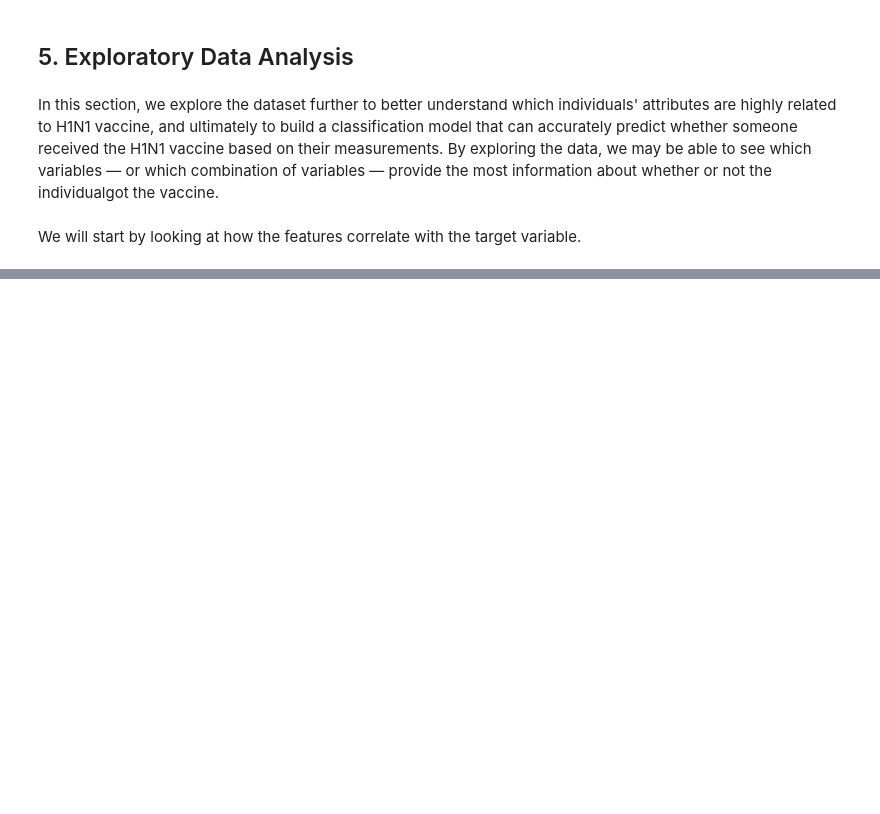
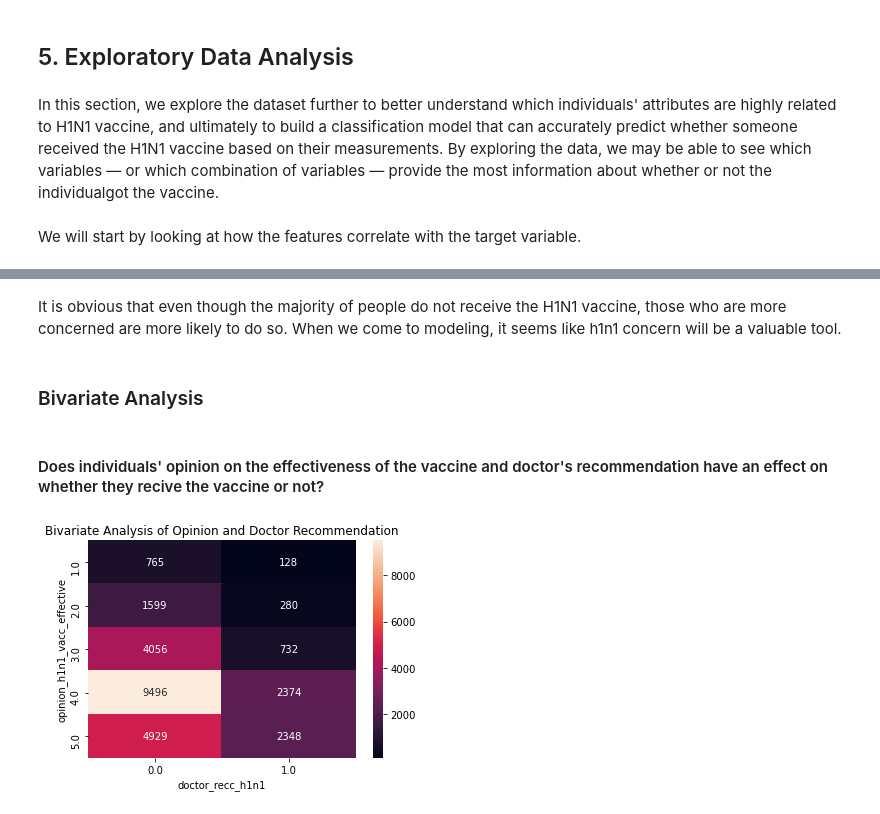
Before and after one commit to CatherineChelagat/Predicting-how-likely-individuals-are-to-receive-H1N1-vaccines, a Jupyter notebook: A Classification Model for Predicting Whether Individuals got their H1N1 Vaccines.ipynb, the cells around one changed output, grey strips where cells are left out. Cells and saved outputs as stored; diff of their text form; code cells hidden in the pictures; blank space fills up the shorter version.

```diff
--- a/A Classification Model for Predicting Whether Individuals got their H1N1 Vaccines.ipynb
+++ b/A Classification Model for Predicting Whether Individuals got their H1N1 Vaccines.ipynb
@@ -545,0 +412,20 @@ We will start by looking at how the features correlate with the target variable.
+# %% [markdown]
+It is obvious that even though the majority of people do not receive the H1N1 vaccine, those who are more concerned are more likely to do so. When we come to modeling, it seems like h1n1 concern will be a valuable tool.
+# %% [markdown]
+### Bivariate Analysis
+# %% [markdown]
+#### Does individuals' opinion on the effectiveness of the vaccine and doctor's recommendation have an effect on whether they recive the vaccine or not?
+# %%
+# Create a cross-tabulation of the two variables
+ctab = pd.crosstab(joined_df['opinion_h1n1_vacc_effective'], joined_df['doctor_recc_h1n1'])
+
+# Plot the cross-tabulation using a heatmap
+sns.heatmap(ctab, annot=True, fmt="d")
+
+plt.xlabel("doctor_recc_h1n1")
+plt.ylabel("opinion_h1n1_vacc_effective")
+plt.title("Bivariate Analysis of Opinion and Doctor Recommendation")
+
+plt.show()
+# %% [output]
+[figure, added]
```
Also changed, not shown: parts of 40 cells of this notebook.
